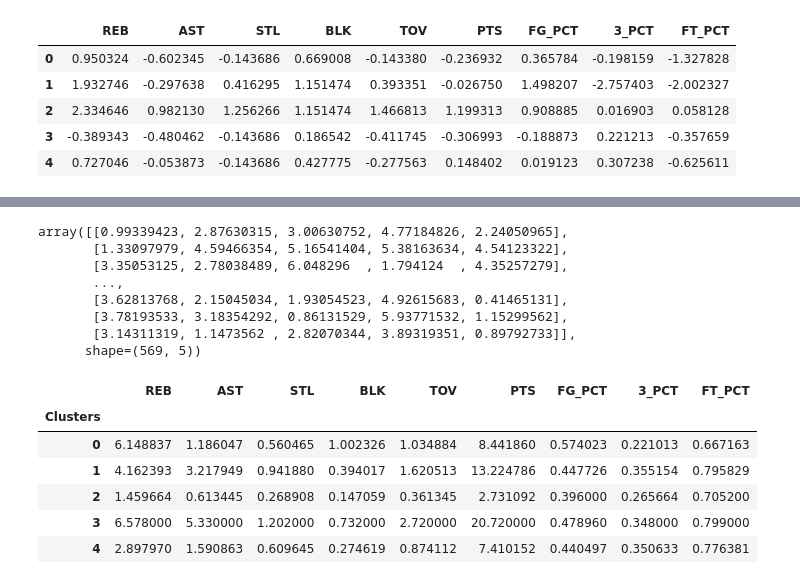
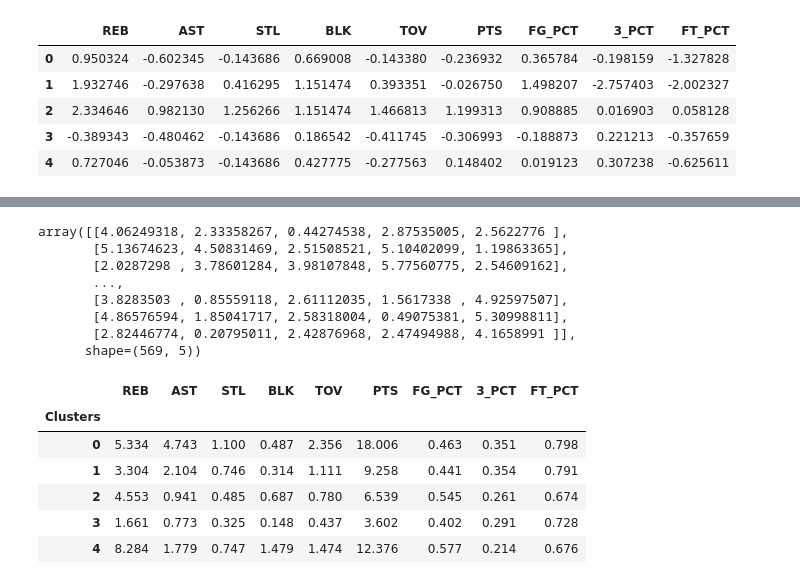
Before and after one commit to kyletp09/NBA_Player_Similarities, a Jupyter notebook: Jupyter_Notebooks/feature_selection.ipynb, the cells around one changed output, grey strips where cells are left out. Saved outputs shown, nothing was run; the diff lists cells and outputs as text; code cells hidden in the pictures.

```diff
--- a/Jupyter_Notebooks/feature_selection.ipynb
+++ b/Jupyter_Notebooks/feature_selection.ipynb
@@ -95,28 +98,28 @@ plt.show()
 # %%
 # K Means Clustering
 
-kmeans = KMeans(n_clusters = 5)
+kmeans = KMeans(n_clusters = 5, init= 'k-means++', random_state= 42332)
 kmeans.fit_transform(principal_df)
 # %% [output]
-array([[0.99339423, 2.87630315, 3.00630752, 4.77184826, 2.24050965],
-       [1.33097979, 4.59466354, 5.16541404, 5.38163634, 4.54123322],
-       [3.35053125, 2.78038489, 6.048296  , 1.794124  , 4.35257279],
+array([[4.06249318, 2.33358267, 0.44274538, 2.87535005, 2.5622776 ],
+       [5.13674623, 4.50831469, 2.51508521, 5.10402099, 1.19863365],
+       [2.0287298 , 3.78601284, 3.98107848, 5.77560775, 2.54609162],
        ...,
-       [3.62813768, 2.15045034, 1.93054523, 4.92615683, 0.41465131],
-       [3.78193533, 3.18354292, 0.86131529, 5.93771532, 1.15299562],
-       [3.14311319, 1.1473562 , 2.82070344, 3.89319351, 0.89792733]],
+       [3.8283503 , 0.85559118, 2.61112035, 1.5617338 , 4.92597507],
+       [4.86576594, 1.85041717, 2.58318004, 0.49075381, 5.30998811],
+       [2.82446774, 0.20795011, 2.42876968, 2.47494988, 4.1658991 ]],
       shape=(569, 5))
 # %%
 clustered_df = df.copy()
 clustered_df['Clusters'] = kmeans.labels_
-clustered_df_group = clustered_df.drop(['PLAYER_ID', 'GP', 'PLAYER_NAME'], axis = 1).groupby('Clusters').mean()
+clustered_df_group = clustered_df.drop(['PLAYER_ID', 'GP', 'PLAYER_NAME'], axis = 1).groupby('Clusters').mean().round(3)
 clustered_df_group.head()
 # %% [output]
 |  | REB | AST | STL | BLK | TOV | PTS | FG_PCT | 3_PCT | FT_PCT |
 | Clusters |  |  |  |  |  |  |  |  |  |
-| 0 | 6.148837 | 1.186047 | 0.560465 | 1.002326 | 1.034884 | 8.441860 | 0.574023 | 0.221013 | 0.667163 |
-| 1 | 4.162393 | 3.217949 | 0.941880 | 0.394017 | 1.620513 | 13.224786 | 0.447726 | 0.355154 | 0.795829 |
-| 2 | 1.459664 | 0.613445 | 0.268908 | 0.147059 | 0.361345 | 2.731092 | 0.396000 | 0.265664 | 0.705200 |
-| 3 | 6.578000 | 5.330000 | 1.202000 | 0.732000 | 2.720000 | 20.720000 | 0.478960 | 0.348000 | 0.799000 |
-| 4 | 2.897970 | 1.590863 | 0.609645 | 0.274619 | 0.874112 | 7.410152 | 0.440497 | 0.350633 | 0.776381 |
+| 0 | 5.334 | 4.743 | 1.100 | 0.487 | 2.356 | 18.006 | 0.463 | 0.351 | 0.798 |
+| 1 | 3.304 | 2.104 | 0.746 | 0.314 | 1.111 | 9.258 | 0.441 | 0.354 | 0.791 |
+| 2 | 4.553 | 0.941 | 0.485 | 0.687 | 0.780 | 6.539 | 0.545 | 0.261 | 0.674 |
+| 3 | 1.661 | 0.773 | 0.325 | 0.148 | 0.437 | 3.602 | 0.402 | 0.291 | 0.728 |
+| 4 | 8.284 | 1.779 | 0.747 | 1.479 | 1.474 | 12.376 | 0.577 | 0.214 | 0.676 |
 # %%
```
Also changed, not shown: parts of 6 cells of this notebook, 1 other file.
